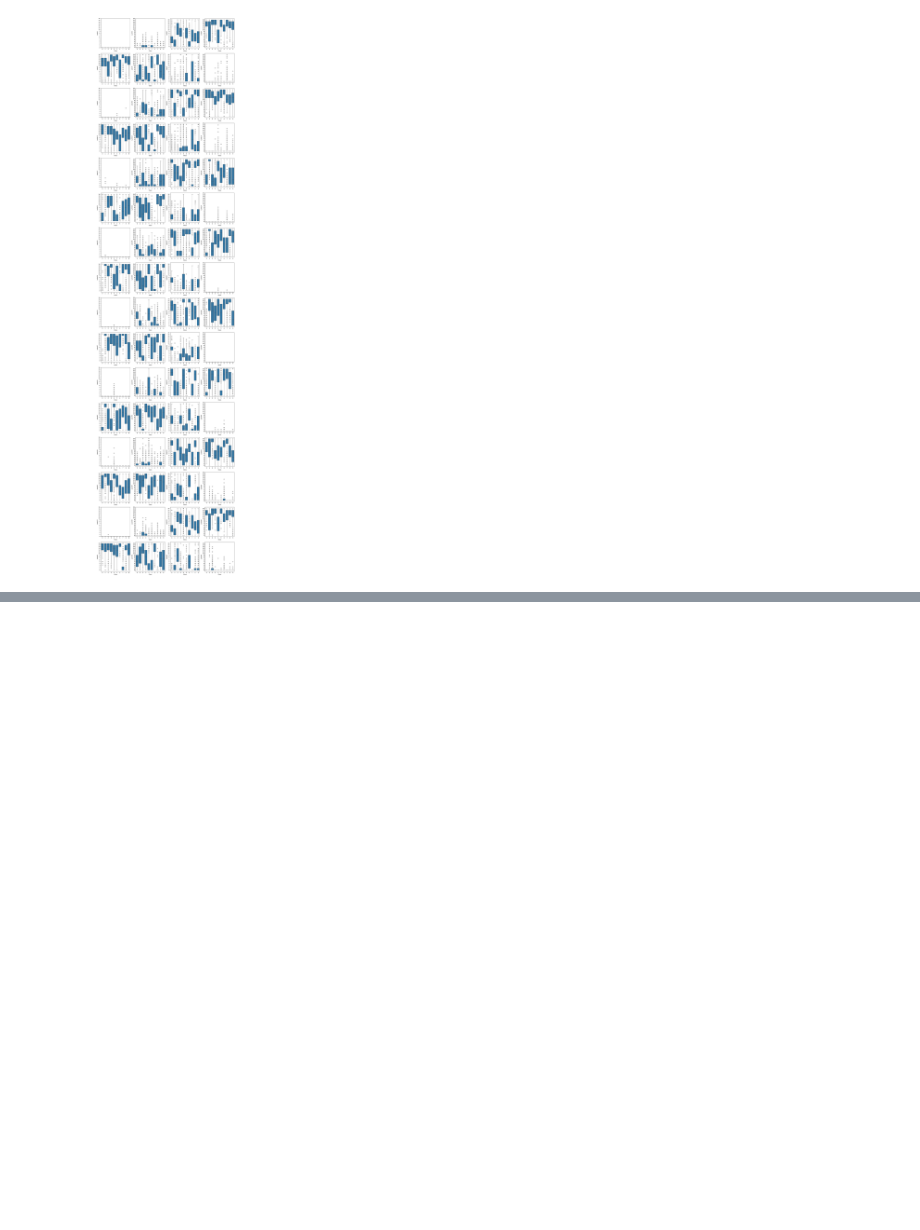
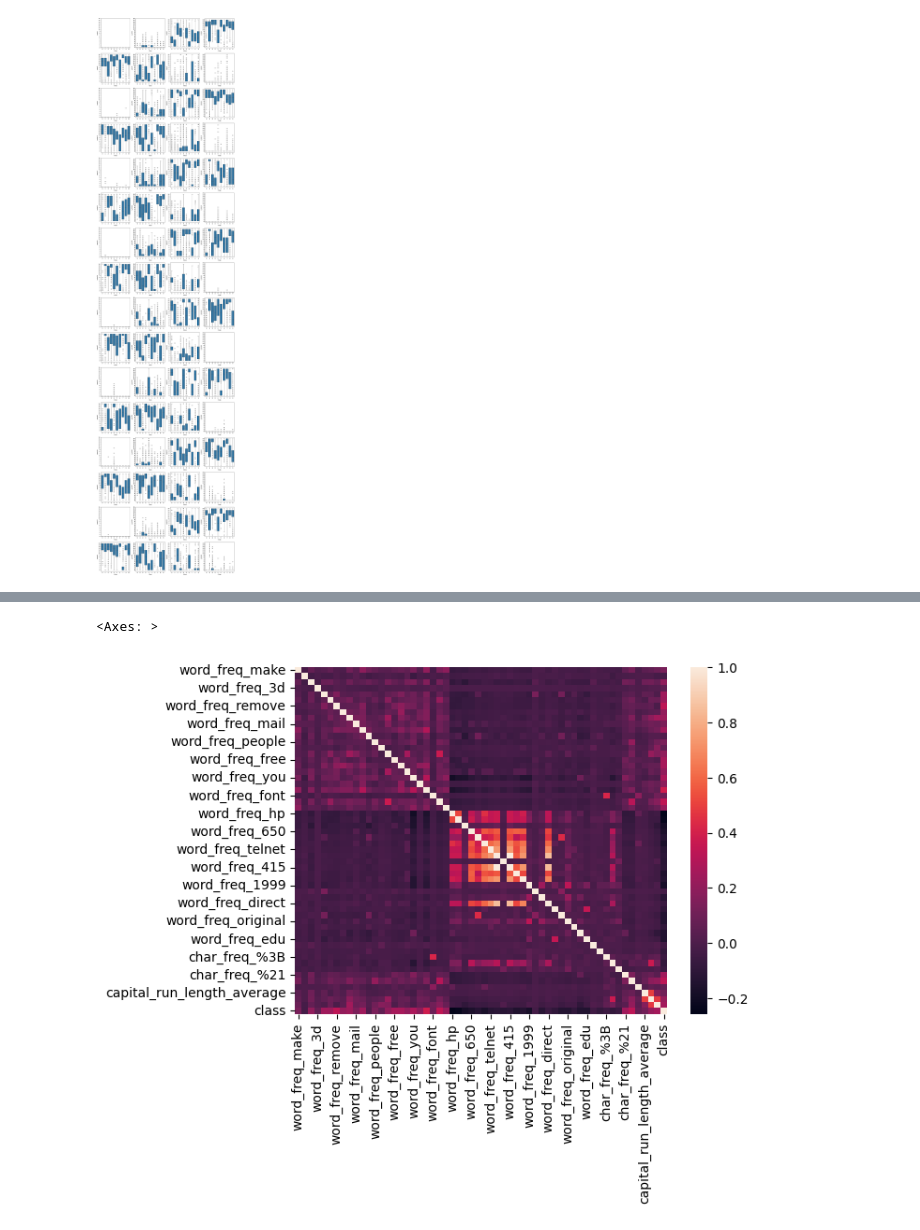
Before and after one commit to KarthikPreVin/MACHINE-LEARNING-LAB, a Jupyter notebook: ASSIGNMENT 1.ipynb, the cells around one changed output, grey strips where cells are left out. Saved outputs shown, nothing was run; the diff lists cells and outputs as text; code cells hidden in the pictures; blank space fills up the shorter version.

```diff
--- a/ASSIGNMENT 1.ipynb
+++ b/ASSIGNMENT 1.ipynb
@@ -279,0 +320,5 @@ output.sort_values("P value")
+# %%
+sns.heatmap(email.corr())
+# %% [output]
+<Axes: >
+[figure, added]
```
Also changed, not shown: parts of 7 cells of this notebook, 2 other files.
